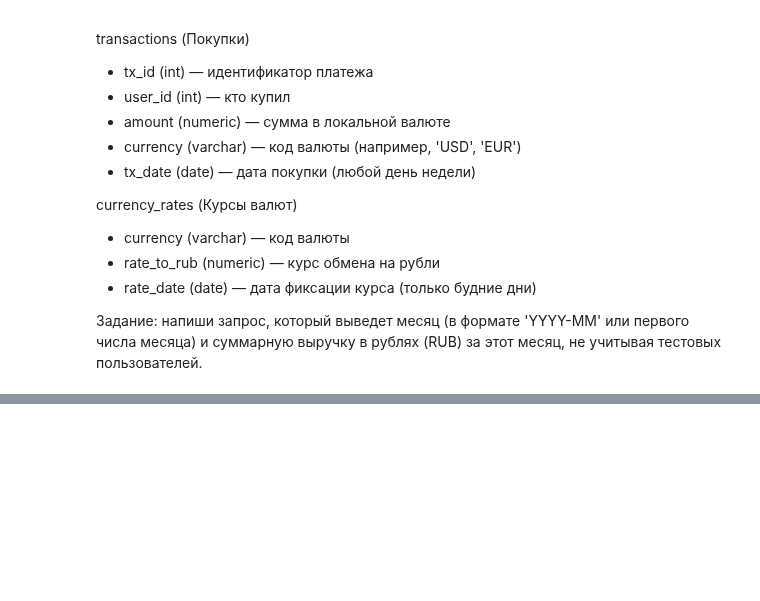
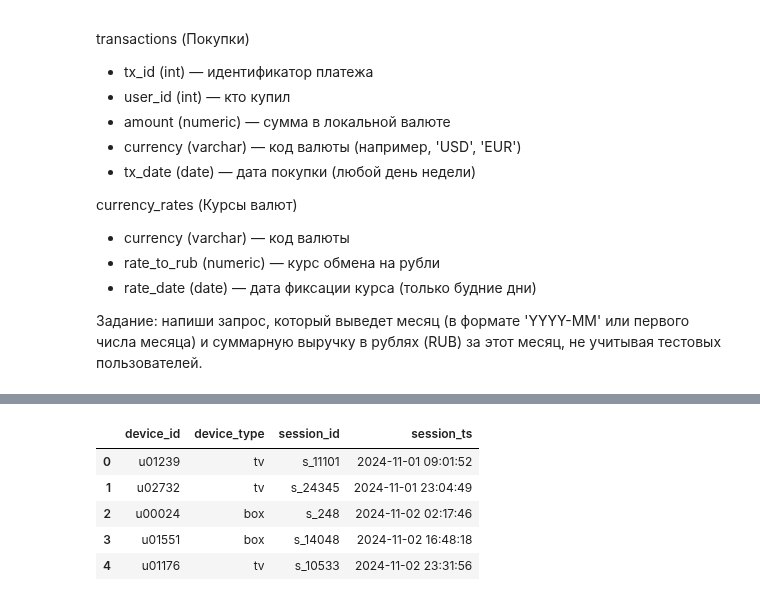
Before and after one commit to Praldmur/Tasks, a Jupyter notebook: simulator_sql.ipynb, the cells around one changed output, grey strips where cells are left out. Drawn from its saved outputs; the diff is of its cells as text; code cells hidden in the pictures; blank space fills up the shorter version.

```diff
--- a/simulator_sql.ipynb
+++ b/simulator_sql.ipynb
@@ -3889,0 +4049,80 @@ t_join.groupby('month', as_index=False).agg(sum_transactions=('amount_rub', 'sum
+# %%
+import numpy as np
+import pandas as pd
+import duckdb
+
+# Фиксируем seed для воспроизводимости
+rng = np.random.default_rng(42)
+
+# ---------------------------
+# 1. Генерация sessions
+# ---------------------------
+users = [f'u{idx:05d}' for idx in range(1, 3001)]
+device_types = ['box', 'tv']
+
+rows = []
+sid = 1
+
+for u in users:
+    first_dt = pd.Timestamp('2024-11-01') + pd.to_timedelta(int(rng.integers(0, 150)), unit='D')
+
+    for _ in range(int(rng.integers(1, 18))):
+        ts = (
+            first_dt
+            + pd.to_timedelta(int(rng.integers(0, 130)), unit='D')
+            + pd.to_timedelta(int(rng.integers(0, 86400)), unit='s')
+        )
+        rows.append((u, rng.choice(device_types), f's_{sid}', ts))
+        sid += 1
+
+sessions = (
+    pd.DataFrame(rows, columns=['device_id', 'device_type', 'session_id', 'session_ts'])
+    .sort_values('session_ts')
+    .reset_index(drop=True)
+)
+
+# ---------------------------
+# 2. Генерация events
+# ---------------------------
+events_rows = []
+
+for user in users[:1800]:
+    dt = rng.choice(device_types)
+    base = pd.Timestamp('2026-02-01') + pd.to_timedelta(int(rng.integers(0, 27)), unit='D')
+
+    for _ in range(int(rng.integers(2, 12))):
+        t = base + pd.to_timedelta(int(rng.integers(0, 86400)), unit='s')
+
+        # device_start
+        events_rows.append((user, dt, 'device_start', int(t.timestamp())))
+
+        # промежуточные события
+        for _ in range(int(rng.integers(3, 10))):
+            t += pd.to_timedelta(int(rng.integers(10, 420)), unit='s')
+            events_rows.append((
+                user,
+                dt,
+                rng.choice(['main_screen_open', 'click_menu', 'click_button', 'start_app']),
+                int(t.timestamp())
+            ))
+
+        # device_end (с вероятностью 90%)
+        if rng.random() < 0.9:
+            t += pd.to_timedelta(int(rng.integers(30, 1600)), unit='s')
+            events_rows.append((user, dt, 'device_end', int(t.timestamp())))
+
+events = (
+    pd.DataFrame(events_rows, columns=['device_id', 'device_type', 'event_type', 'timestamp'])
+    .sort_values('timestamp')
+    .reset_index(drop=True)
+)
+
+# ---------------------------
+# Проверка
+# ---------------------------
+print("sessions shape:", sessions.shape)
+print("events shape:  ", events.shape)
+
+display(sessions.head())
+display(events.head())
+# %% [output]
@@ -3889,0 +4131,6 @@ t_join.groupby('month', as_index=False).agg(sum_transactions=('amount_rub', 'sum
+|  | device_id | device_type | session_id | session_ts |
+| 0 | u01239 | tv | s_11101 | 2024-11-01 09:01:52 |
+| 1 | u02732 | tv | s_24345 | 2024-11-01 23:04:49 |
+| 2 | u00024 | box | s_248 | 2024-11-02 02:17:46 |
+| 3 | u01551 | box | s_14048 | 2024-11-02 16:48:18 |
+| 4 | u01176 | tv | s_10533 | 2024-11-02 23:31:56 |
```
Also changed, not shown: parts of 14 cells of this notebook.
